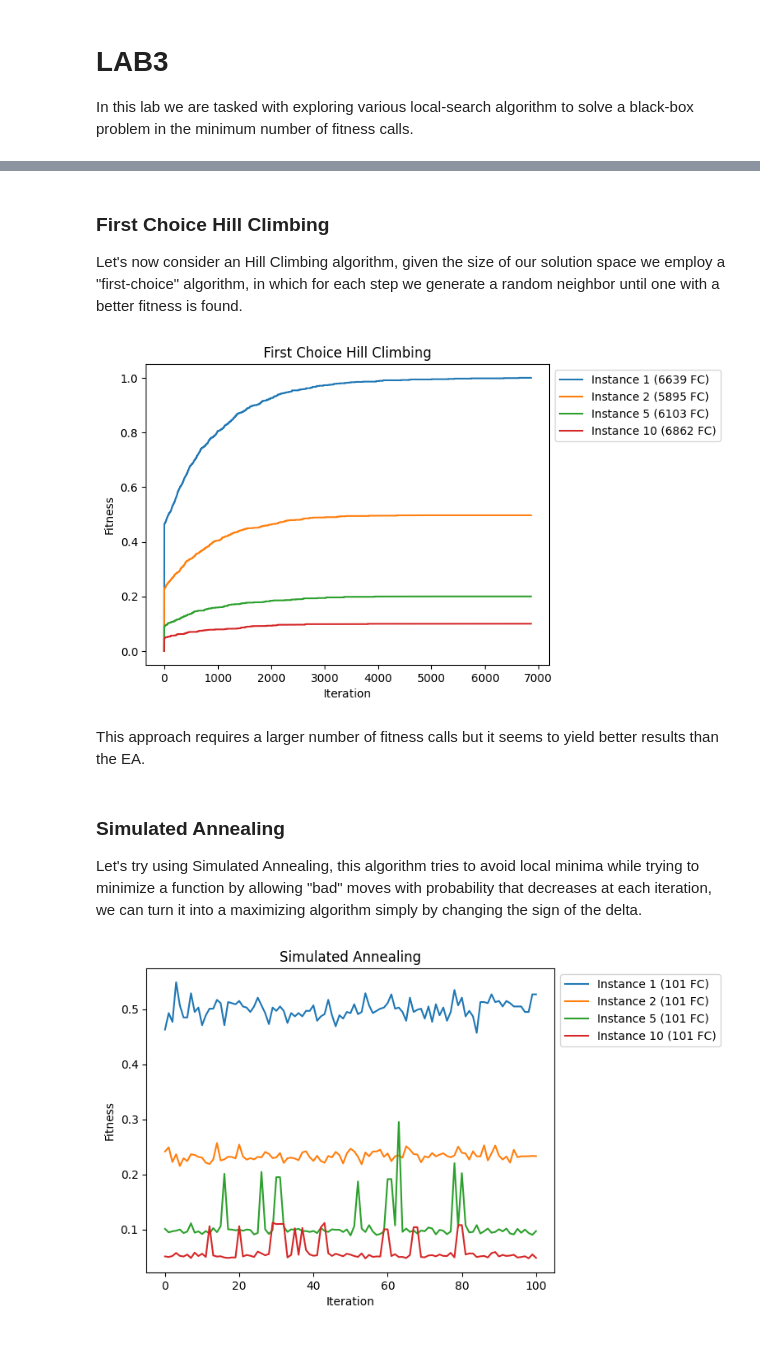
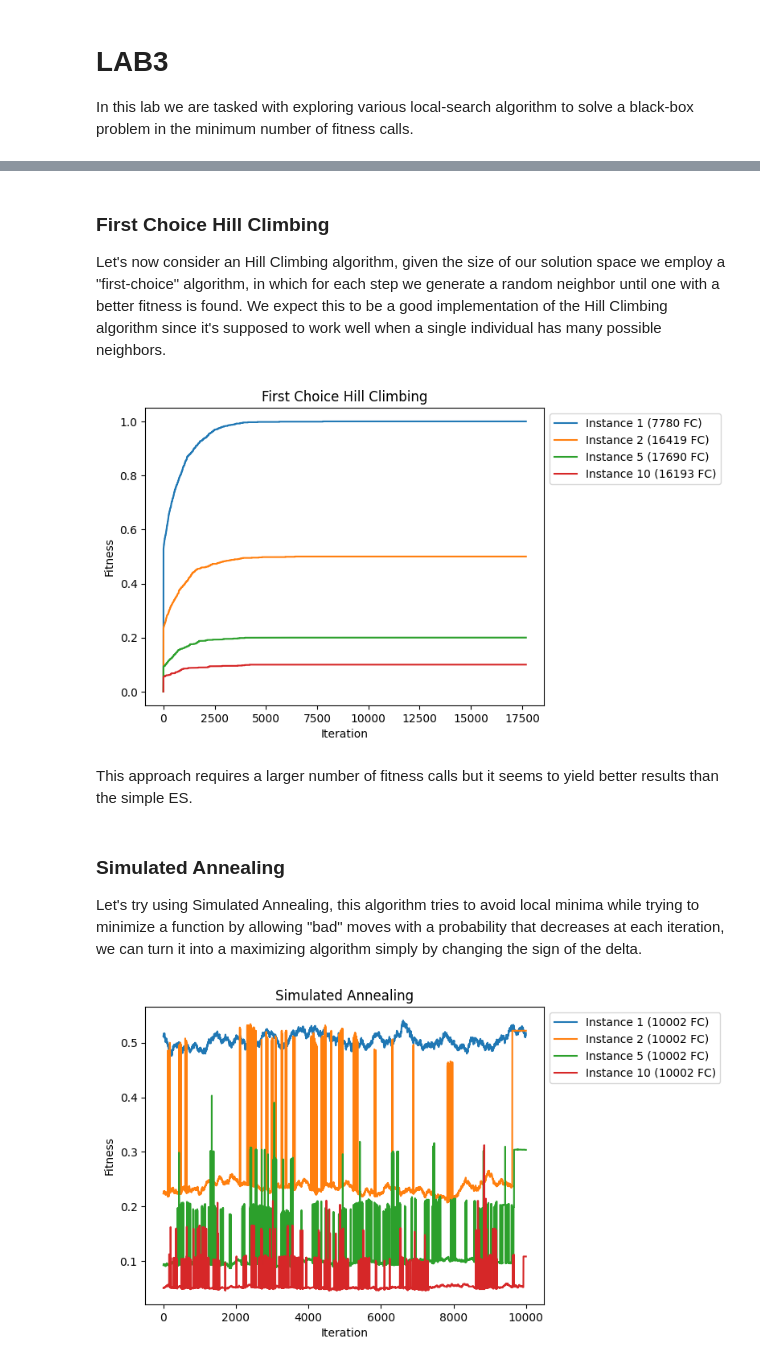
Before and after one commit to GNNatan/compint, a Jupyter notebook: Lab3/lab9.ipynb, the cells around one changed output, grey strips where cells are left out. Drawn from its saved outputs; the diff is of its cells as text; code cells hidden in the pictures.

```diff
--- a/Lab3/lab9.ipynb
+++ b/Lab3/lab9.ipynb
@@ -115,6 +228,7 @@ As expected the results are quite poor, in the Instances 1 and 2 the fitness doe
 # %% [markdown]
 ### First Choice Hill Climbing
 Let's now consider an Hill Climbing algorithm, given the size of our solution space we employ a "first-choice" algorithm, in which for each step we generate a random neighbor until one with a better fitness is found.
+We expect this to be a good implementation of the Hill Climbing algorithm since it's supposed to work well when a single individual has many possible neighbors.
 # %%
 p_1 = lab9_lib.make_problem(1)
 p_2 = lab9_lib.make_problem(2)
@@ -129,7 +243,7 @@ def neighbor(p:Individual, sample_size) -> Individual:
         n[f] = 1 - n[f]
     return Individual(n)
 
-def hill_climbing(fitness, distance=int(NUM_LOCI/2), max_wait=1000):
+def hill_climbing(fitness, distance=int(NUM_LOCI/2), max_wait=10000):
     current = Individual(choices([0, 1], k=NUM_LOCI))
     i = 0
     last_improvement = 0
@@ -163,12 +277,12 @@ plt.plot(x_axis, hc10, label = "Instance 10 ("+str(hc10c)+" FC)")
 plt.legend(loc='upper left', bbox_to_anchor=(1, 1))
 plt.show()
 # %% [output]
-[figure, old version]
+[figure, new version]
 # %% [markdown]
-This approach requires a larger number of fitness calls but it seems to yield better results than the EA.
+This approach requires a larger number of fitness calls but it seems to yield better results than the simple ES.
 # %% [markdown]
 ### Simulated Annealing
-Let's try using Simulated Annealing, this algorithm tries to avoid local minima while trying to minimize a function by allowing "bad" moves with probability that decreases at each iteration, we can turn it into a maximizing algorithm simply by changing the sign of the delta.
+Let's try using Simulated Annealing, this algorithm tries to avoid local minima while trying to minimize a function by allowing "bad" moves with a probability that decreases at each iteration, we can turn it into a maximizing algorithm simply by changing the sign of the delta.
 # %%
 p_1 = lab9_lib.make_problem(1)
 p_2 = lab9_lib.make_problem(2)
@@ -176,38 +290,38 @@ p_5 = lab9_lib.make_problem(5)
 p_10 = lab9_lib.make_problem(10)
 
 
 
 
-def simulated_annealing(fitness, distance=int(NUM_LOCI/2), cooling=0.01):
+def simulated_annealing(fitness, distance=int(NUM_LOCI/2), T = 1 ,cooling=0.0001):
     current = Individual(choices([0, 1], k=NUM_LOCI))
     fitness_plot = [current.evaluate(fitness)]
-    t = 1
+    t = T
     while t > 0:
         next = neighbor(current, distance)
         delta = next.evaluate(fitness) - current.evaluate(fitness)
         if delta > 0:
             current = next
         elif random() < exp(delta/t):
             current = next
         fitness_plot.append(current.evaluate(fitness))
-        t = t - cooling
+        t = t - cooling * T
     return fitness_plot, fitness.calls
 
 
-sa1, sa1c = simulated_annealing(p_1)
-sa2, sa2c = simulated_annealing(p_2)
-sa5, sa5c = simulated_annealing(p_5)
-sa10, sa10c = simulated_annealing(p_10)
+sa1, sa1c = simulated_annealing(p_1, distance=1)
+sa2, sa2c = simulated_annealing(p_2, distance=1)
+sa5, sa5c = simulated_annealing(p_5, distance=1)
+sa10, sa10c = simulated_annealing(p_10, distance=1)
 x_axis = range(len(sa1))
 
 plt.title("Simulated Annealing")
 plt.xlabel("Iteration")
 plt.ylabel("Fitness")
 plt.plot(x_axis, sa1, label = "Instance 1 ("+str(sa1c)+" FC)")
 plt.plot(x_axis, sa2, label = "Instance 2 ("+str(sa2c)+" FC)")
 plt.plot(x_axis, sa5, label = "Instance 5 ("+str(sa5c)+" FC)")
 plt.plot(x_axis, sa10, label = "Instance 10 ("+str(sa10c)+" FC)")
 plt.legend(loc='upper left', bbox_to_anchor=(1, 1))
 plt.show()
 # %% [output]
-[figure, old version]
+[figure, new version]
```
Also changed, not shown: parts of 20 cells of this notebook.
